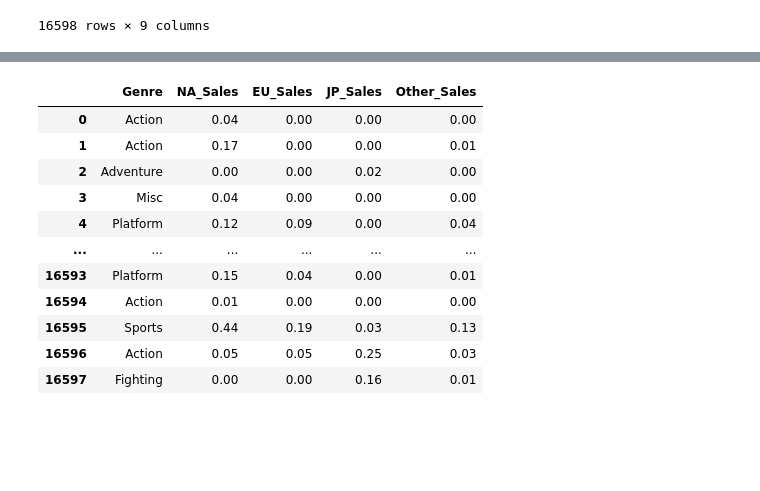
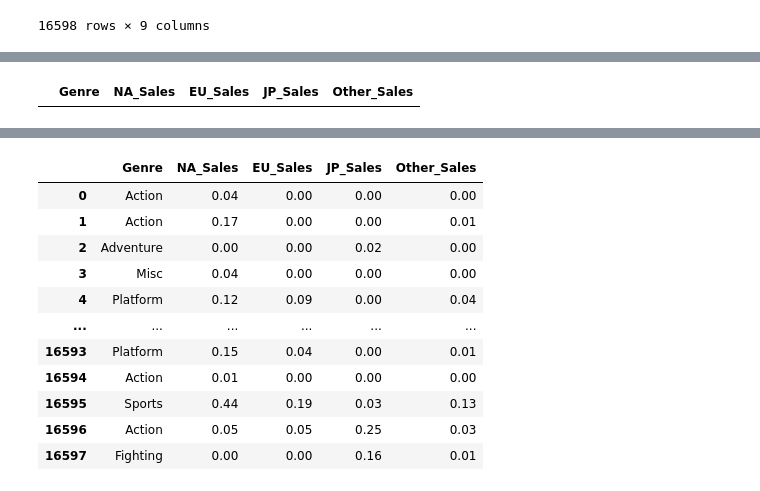
Before and after one commit to Choyoons/Choyoons, a Jupyter notebook: project.ipynb, the cells around one changed output, grey strips where cells are left out. Cells and saved outputs as stored; diff of their text form; code cells hidden in the pictures; blank space fills up the shorter version.

```diff
--- a/project.ipynb
+++ b/project.ipynb
@@ -333,0 +142,5 @@ dtype: object
+# %%
+df_K['NA_Sales'] = df_K['NA_Sales'].str.replace(pat = r'[K]', repl = r'', regex = True)
+df_K
+df_K['NA_Sales'] = df_K['NA_Sales'].astype({'NA_Sales' : 'int'})
+df_K.dtypes
@@ -333,0 +164,4 @@ dtype: object
+# %%
+df_K
+# %% [output]
+|  | Genre | NA_Sales | EU_Sales | JP_Sales | Other_Sales |
```
Also changed, not shown: parts of 36 cells of this notebook.
